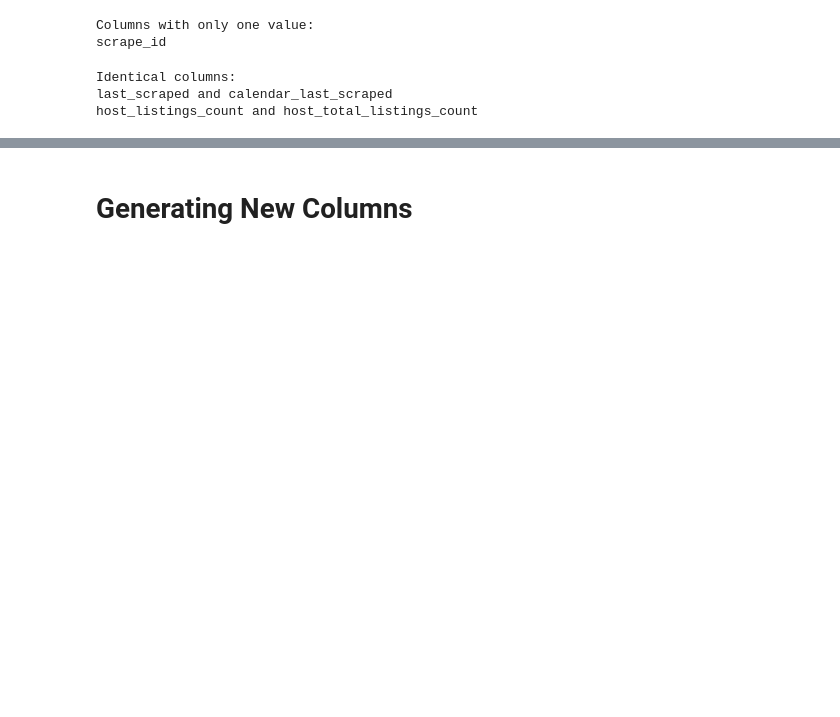
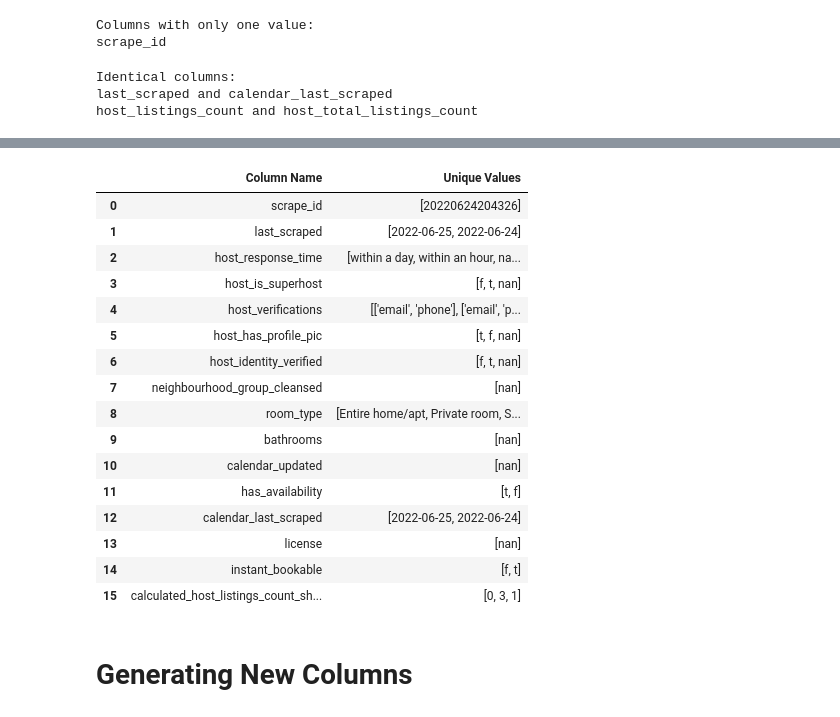
Before and after one commit to eirikvagen/data_management_exam, a Jupyter notebook: shared_clean.ipynb, the cells around one changed output, grey strips where cells are left out. Drawn from its saved outputs; the diff is of its cells as text; code cells hidden in the pictures; blank space fills up the shorter version.

```diff
--- a/shared_clean.ipynb
+++ b/shared_clean.ipynb
@@ -90,3 +128,30 @@ host_listings_count and host_total_listings_count
+# %%
+# Less than 10 unique values
+data_for_new_df = []
+for column in df.columns:
+    unique_values = list(df[column].unique())
+    if len(unique_values) < 10:
+        data_for_new_df.append([column, unique_values])
+columns_info_df = pd.DataFrame(data_for_new_df, columns=['Column Name', 'Unique Values'])
+columns_info_df
+# %% [output]
+|  | Column Name | Unique Values |
+| 0 | scrape_id | [20220624204326] |
+| 1 | last_scraped | [2022-06-25, 2022-06-24] |
+| 2 | host_response_time | [within a day, within an hour, na... |
+| 3 | host_is_superhost | [f, t, nan] |
+| 4 | host_verifications | [['email', 'phone'], ['email', 'p... |
+| 5 | host_has_profile_pic | [t, f, nan] |
+| 6 | host_identity_verified | [f, t, nan] |
+| 7 | neighbourhood_group_cleansed | [nan] |
+| 8 | room_type | [Entire home/apt, Private room, S... |
+| 9 | bathrooms | [nan] |
+| 10 | calendar_updated | [nan] |
+| 11 | has_availability | [t, f] |
+| 12 | calendar_last_scraped | [2022-06-25, 2022-06-24] |
+| 13 | license | [nan] |
+| 14 | instant_bookable | [f, t] |
+| 15 | calculated_host_listings_count_sh... | [0, 3, 1] |
 # %% [markdown]
 # Generating New Columns
 # %%
```
Also changed, not shown: parts of 7 cells of this notebook.
